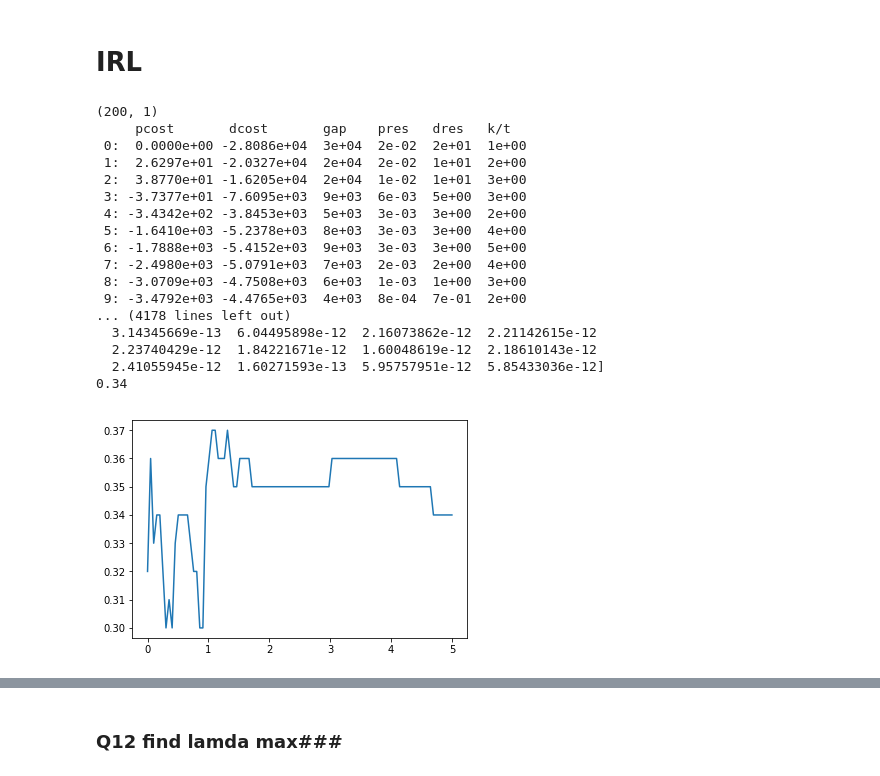
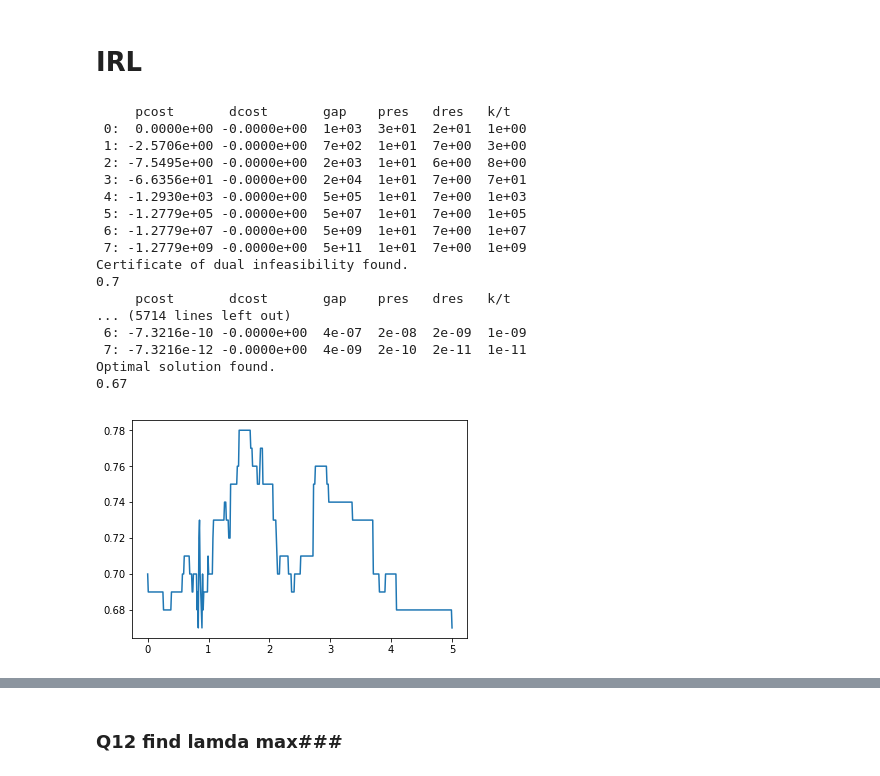
Before and after one commit to twjeric/UCLA-EE232-Large-Scale-Social-and-Complex-Networks, a Jupyter notebook: Project3/project3_4attrs.ipynb, the cells around one changed output, grey strips where cells are left out. Cells and saved outputs as stored; diff of their text form; code cells hidden in the pictures.

```diff
--- a/Project3/project3_4attrs.ipynb
+++ b/Project3/project3_4attrs.ipynb
@@ -299,18 +299,20 @@ def calculate_LP_D(a, s, policy, gamma, tp):
     return np.dot(tp[int(policy[s]), s] - tp[a, s], np.linalg.inv(np.eye(100) - gamma*tp[int(policy[s])]))
 # %%
 def calculate_accuracy(n_states, ground_truth, extracted_reward):
-    extracted_reward = extracted_reward.reshape((height,width))
-    Vs_0 = np.zeros(height * width)
+    Vs = np.zeros(100)
     discount = 0.8
     theta = 0.01
-#     print(tp)
-    calVs(Vs_0, tp, extracted_reward, discount, theta)
-    optimalAction_0 = np.zeros(height * width)
-    calOptimalAction(optimalAction_0, tp, extracted_reward, Vs_0, discount)
-#     print(tp.shape)
+    er = np.zeros([10,10])
+    for s in range(100):
+        y = int(s / height)
+        x = int(s % height)
+        er[x,y] = extracted_reward[s]
+    calVs(Vs, tp, er, discount, theta)
+    optimalAction = np.zeros(height * width)
+    calOptimalAction(optimalAction, tp, er, Vs, discount)
     count = 0
     for i in range(n_states):
-        if ground_truth[i] == optimalAction_0[i]:
+        if ground_truth[i] == optimalAction[i]:
             count += 1
     return float(count)/float(n_states)
 # %%
@@ -318,9 +320,7 @@ def calculate_accuracy(n_states, ground_truth, extracted_reward):
 import numpy as np
 import matplotlib.pyplot as plt
 from cvxopt import solvers,matrix
-lamda_list = np.linspace(0,5,50)
-lamda_list = [0.1]
-lamda_list = np.linspace(0,5,100)
+lamda_list = np.linspace(0,5,500)
 A = {0,1,2,3}
 n_actions = 4
 n_states = 100
@@ -332,6 +332,10 @@ Rmax1 = 0.0
 for i in range(0,10):
     for j in range(0,10):
         Rmax1 = max(Rmax1, abs(Rfunc1[i,j]))
+Rmax2 = 0.0
+for i in range(0,10):
+    for j in range(0,10):
+        Rmax2 = max(Rmax2, abs(Rfunc2[i,j]))
 # %%
 def normalize(vals):
     min_val = np.min(vals)
@@ -512,24 +438,24 @@ def perform_IRL_2(policy, transition_probability, Rmax, lamda_list):
 # %%
-res = perform_IRL_2(optimalAction2, transition_probability, 100.0, lamda_list)
-accuracy2 = res['accuracy']
-plt.plot(lamda_list, accuracy2)
+res1 = perform_IRL_4Attrs(optimalAction1, transition_probability,Rmax1 , lamda_list)
+accuracy1 = res1['accuracy']
+plt.plot(lamda_list, accuracy1)
 plt.show()
 # %% [output]
-(200, 1)
      pcost       dcost       gap    pres   dres   k/t
- 0:  0.0000e+00 -2.8086e+04  3e+04  2e-02  2e+01  1e+00
- 1:  2.6297e+01 -2.0327e+04  2e+04  2e-02  1e+01  2e+00
- 2:  3.8770e+01 -1.6205e+04  2e+04  1e-02  1e+01  3e+00
- 3: -3.7377e+01 -7.6095e+03  9e+03  6e-03  5e+00  3e+00
- 4: -3.4342e+02 -3.8453e+03  5e+03  3e-03  3e+00  2e+00
- 5: -1.6410e+03 -5.2378e+03  8e+03  3e-03  3e+00  4e+00
- 6: -1.7888e+03 -5.4152e+03  9e+03  3e-03  3e+00  5e+00
- 7: -2.4980e+03 -5.0791e+03  7e+03  2e-03  2e+00  4e+00
- 8: -3.0709e+03 -4.7508e+03  6e+03  1e-03  1e+00  3e+00
- 9: -3.4792e+03 -4.4765e+03  4e+03  8e-04  7e-01  2e+00
-... (4178 lines left out)
-  3.14345669e-13  6.04495898e-12  2.16073862e-12  2.21142615e-12
-  2.23740429e-12  1.84221671e-12  1.60048619e-12  2.18610143e-12
-  2.41055945e-12  1.60271593e-13  5.95757951e-12  5.85433036e-12]
-0.34
+ 0:  0.0000e+00 -0.0000e+00  1e+03  3e+01  2e+01  1e+00
+ 1: -2.5706e+00 -0.0000e+00  7e+02  1e+01  7e+00  3e+00
+ 2: -7.5495e+00 -0.0000e+00  2e+03  1e+01  6e+00  8e+00
+ 3: -6.6356e+01 -0.0000e+00  2e+04  1e+01  7e+00  7e+01
+ 4: -1.2930e+03 -0.0000e+00  5e+05  1e+01  7e+00  1e+03
+ 5: -1.2779e+05 -0.0000e+00  5e+07  1e+01  7e+00  1e+05
+ 6: -1.2779e+07 -0.0000e+00  5e+09  1e+01  7e+00  1e+07
+ 7: -1.2779e+09 -0.0000e+00  5e+11  1e+01  7e+00  1e+09
+Certificate of dual infeasibility found.
+0.7
+     pcost       dcost       gap    pres   dres   k/t
+... (5714 lines left out)
+ 6: -7.3216e-10 -0.0000e+00  4e-07  2e-08  2e-09  1e-09
+ 7: -7.3216e-12 -0.0000e+00  4e-09  2e-10  2e-11  1e-11
+Optimal solution found.
+0.67
-[figure, old version]
+[figure, new version]
```
Also changed, not shown: parts of 26 cells of this notebook, 1 other file.
